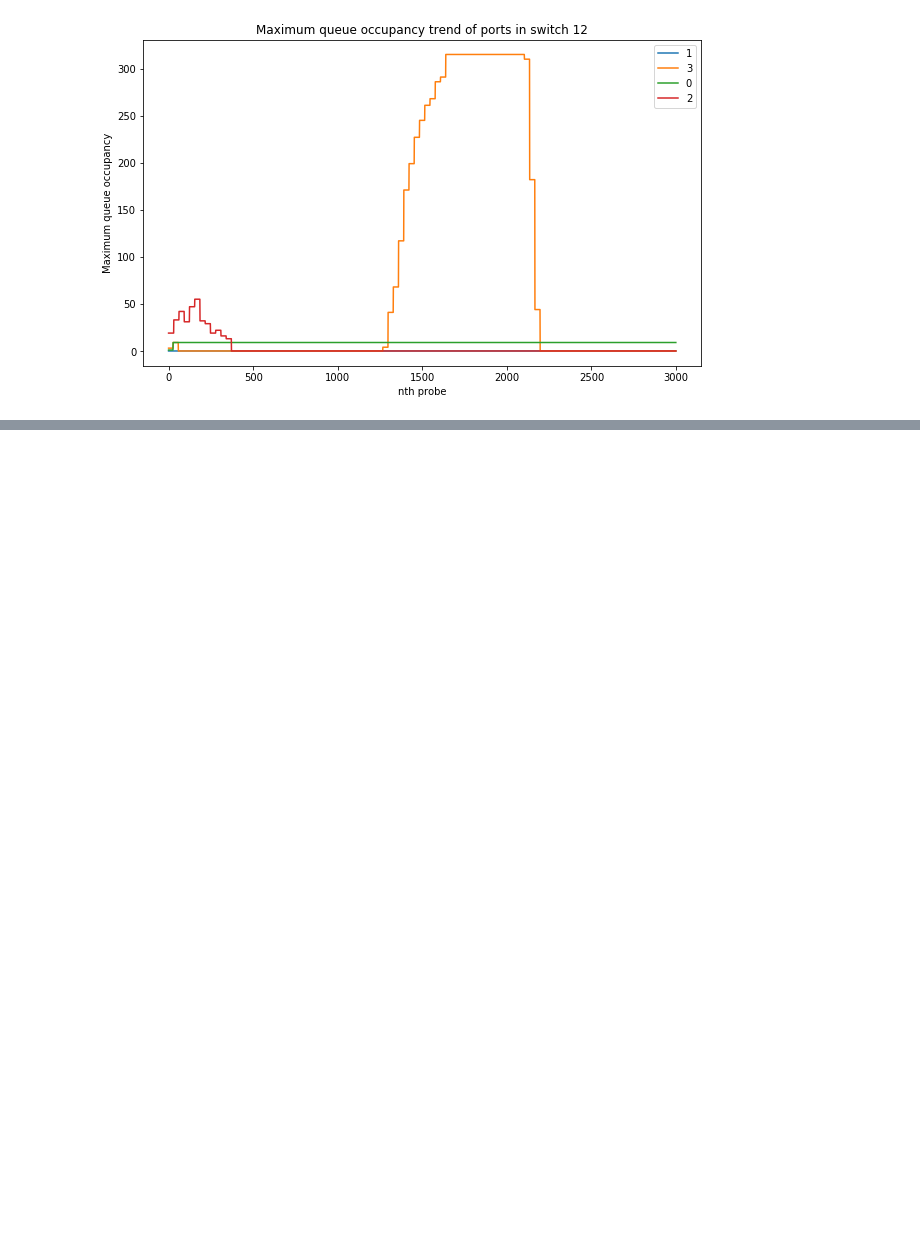
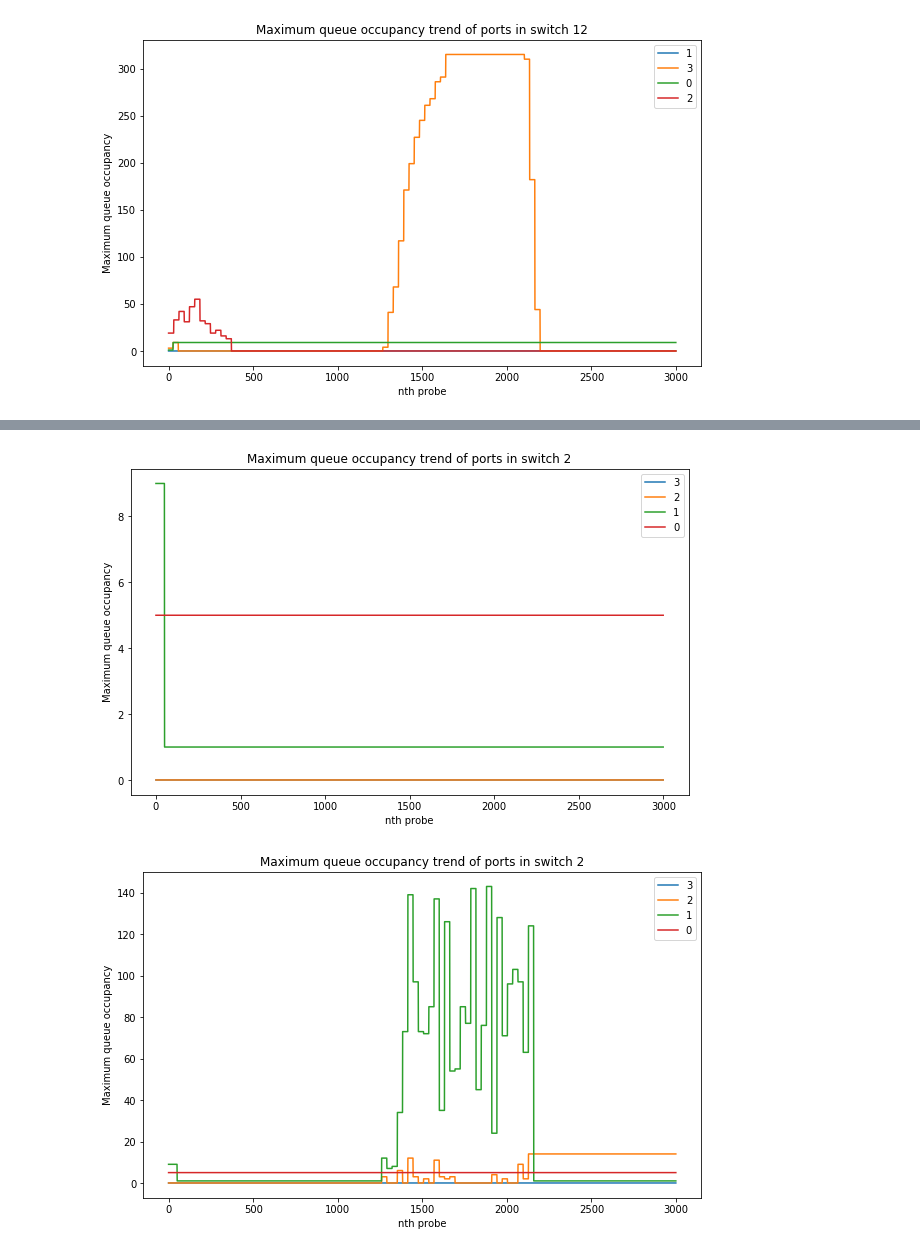
Before and after one commit to sbibek/Ns3DataplaneSimulation, a Jupyter notebook: ns-3.33/probeanalysis.ipynb, the cells around one changed output, grey strips where cells are left out. Cells and saved outputs as stored; diff of their text form; code cells hidden in the pictures; blank space fills up the shorter version.

```diff
--- a/ns-3.33/probeanalysis.ipynb
+++ b/ns-3.33/probeanalysis.ipynb
@@ -58,0 +72,9 @@ processProbeLog("probe12-1000p.log")
+# %%
+# switch 2 stats with and without transfer
+# in this case port 2 should show some activity
+# WHICH DOESNT SEEM TO BE THE CASE
+processProbeLog("t0-3-s2-1000p.log")
+processProbeLog("t0-3-s2-1000p-bt.log")
+# %% [output]
+[figure, added]
+[figure, added]
```
Also changed, not shown: parts of 4 cells of this notebook, 8 other files.
